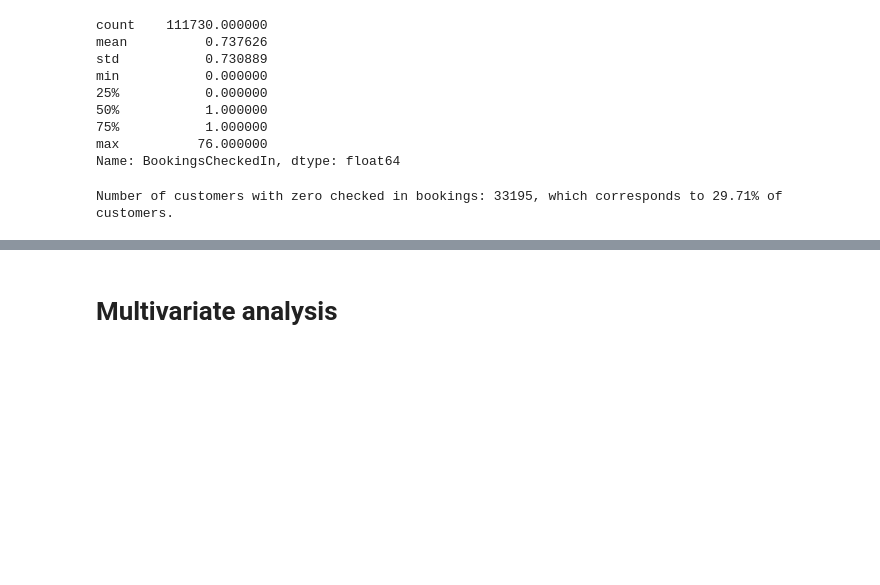
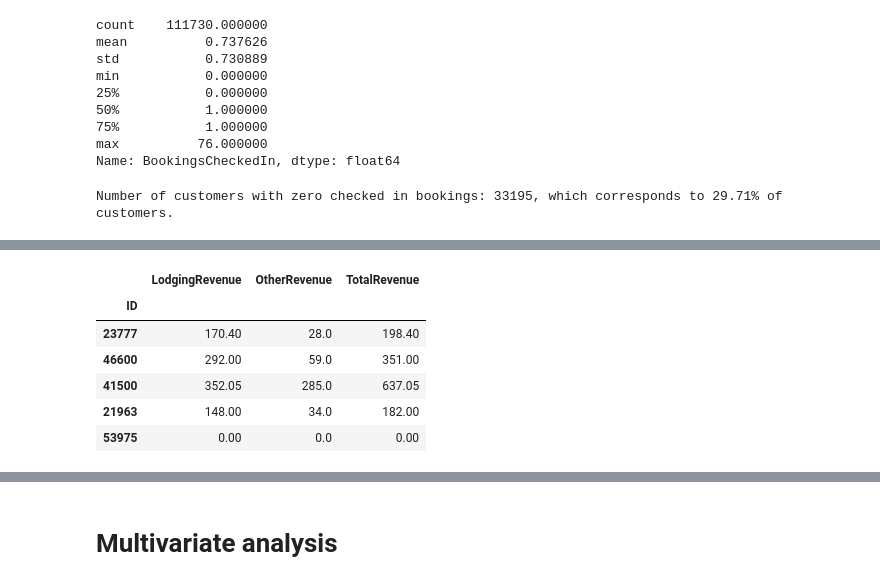
Before and after one commit to RubenCMarques/Hotel-Customer-Segmentation, a Jupyter notebook: Notebooks/Diogo_workspace.ipynb, the cells around one changed output, grey strips where cells are left out. Saved outputs shown, nothing was run; the diff lists cells and outputs as text; code cells hidden in the pictures; blank space fills up the shorter version.

```diff
--- a/Notebooks/Diogo_workspace.ipynb
+++ b/Notebooks/Diogo_workspace.ipynb
@@ -967,0 +1045,17 @@ data.sample(5)
+# %%
+demographic_features = ['Nationality', 'Age', 'DaysSinceCreation']
+revenue_features = ['LodgingRevenue', 'OtherRevenue', 'TotalRevenue']
+booking_features = ['BookingsCanceled', 'BookingsNoShowed', 'BookingsCheckedIn', 'PersonsNights', 'RoomNights']
+# %%
+# Make a ratio between totalrevenue/bookingscheckedin
+data['RevenuePerCheckin'] = data['TotalRevenue'] / data['BookingsCheckedIn']
+# %%
+data[revenue_features].sample(5)
+# %% [output]
+|  | LodgingRevenue | OtherRevenue | TotalRevenue |
+| ID |  |  |  |
+| 23777 | 170.40 | 28.0 | 198.40 |
+| 46600 | 292.00 | 59.0 | 351.00 |
+| 41500 | 352.05 | 285.0 | 637.05 |
+| 21963 | 148.00 | 34.0 | 182.00 |
+| 53975 | 0.00 | 0.0 | 0.00 |
```
Also changed, not shown: parts of 21 cells of this notebook.
